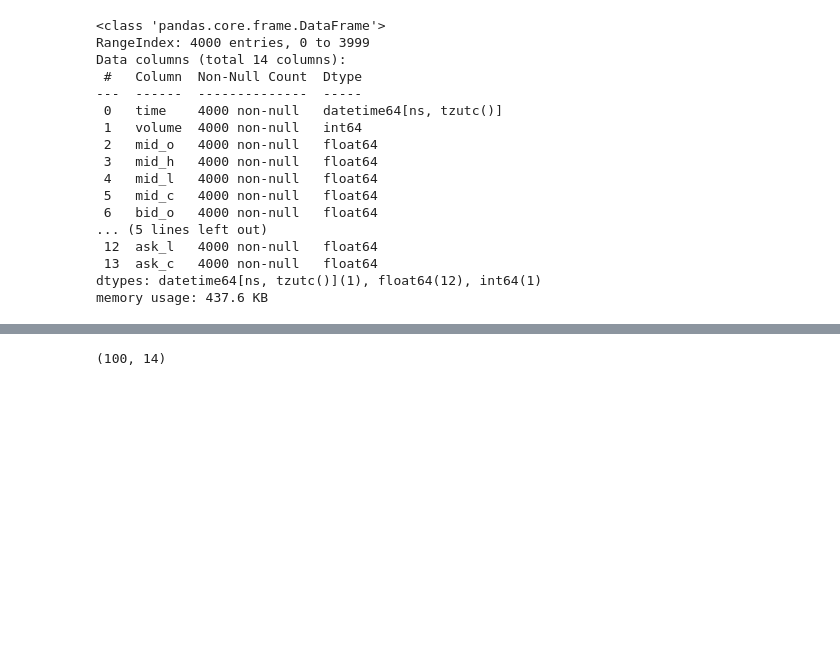
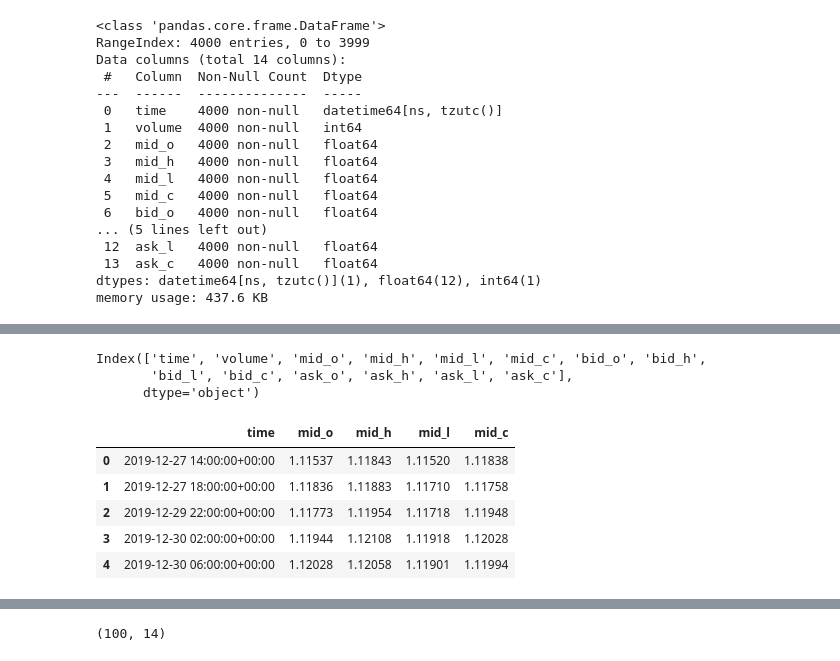
Before and after one commit to mindeleven/introduction-to-python, a Jupyter notebook: Algorythimc-Forex-Trading/code/exploration/02_moving-average-plotting.ipynb, the cells around one changed output, grey strips where cells are left out. Cells and saved outputs as stored; diff of their text form; code cells hidden in the pictures; blank space fills up the shorter version.

```diff
--- a/Algorythimc-Forex-Trading/code/exploration/02_moving-average-plotting.ipynb
+++ b/Algorythimc-Forex-Trading/code/exploration/02_moving-average-plotting.ipynb
@@ -48,0 +49,6 @@ df.head()
+# %%
+df.columns
+# %% [output]
+Index(['time', 'volume', 'mid_o', 'mid_h', 'mid_l', 'mid_c', 'bid_o', 'bid_h',
+       'bid_l', 'bid_c', 'ask_o', 'ask_h', 'ask_l', 'ask_c'],
+      dtype='object')
@@ -48,0 +59,9 @@ df.head()
+# %%
+df_ma.head()
+# %% [output]
+|  | time | mid_o | mid_h | mid_l | mid_c |
+| 0 | 2019-12-27 14:00:00+00:00 | 1.11537 | 1.11843 | 1.11520 | 1.11838 |
+| 1 | 2019-12-27 18:00:00+00:00 | 1.11836 | 1.11883 | 1.11710 | 1.11758 |
+| 2 | 2019-12-29 22:00:00+00:00 | 1.11773 | 1.11954 | 1.11718 | 1.11948 |
+| 3 | 2019-12-30 02:00:00+00:00 | 1.11944 | 1.12108 | 1.11918 | 1.12028 |
+| 4 | 2019-12-30 06:00:00+00:00 | 1.12028 | 1.12058 | 1.11901 | 1.11994 |
```
Also changed, not shown: parts of 12 cells of this notebook.
